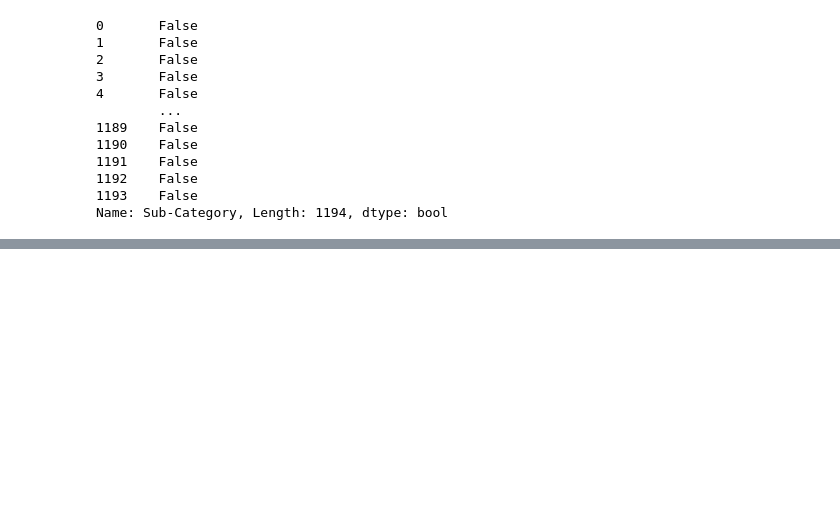
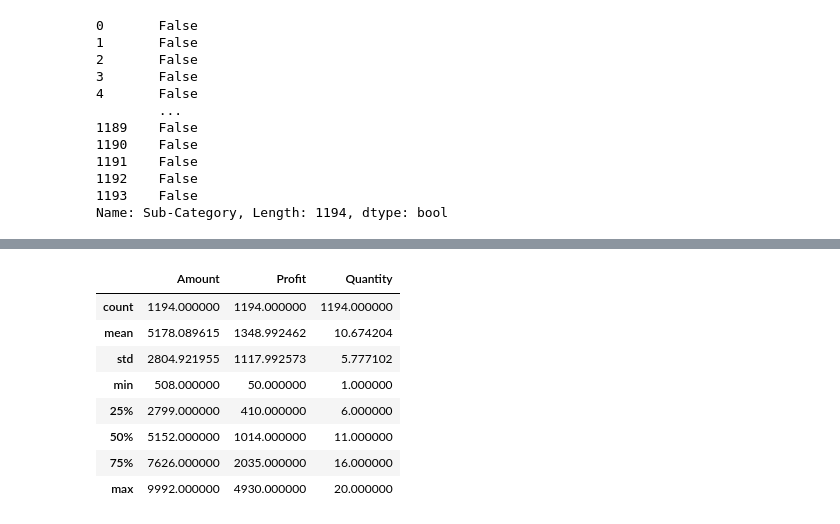
Before and after one commit to szymonszwedzinskiii/DataTemplates, a Jupyter notebook: Untitled0.ipynb, the cells around one changed output, grey strips where cells are left out. Drawn from its saved outputs; the diff is of its cells as text; code cells hidden in the pictures; blank space fills up the shorter version.

```diff
--- a/Untitled0.ipynb
+++ b/Untitled0.ipynb
@@ -613,3 +613,13 @@ print(bool_series)
 1192    False
 1193    False
 Name: Sub-Category, Length: 1194, dtype: bool
+# %%
+df = pd.DataFrame({
+    'A': [1, 2, np.nan],
+    'B': [4, np.nan, 6],
+    'C': [7, 8, 9]
+})
+print(df)
+print()
+test= df.dropna(axis=1)
+print(test)
@@ -615,0 +650,3 @@ Name: Sub-Category, Length: 1194, dtype: bool
+# %%
+df['Profit'] = df['Profit'].astype('float64')
+print(df)
@@ -615,0 +684,12 @@ Name: Sub-Category, Length: 1194, dtype: bool
+# %%
+df.describe()
+# %% [output]
+|  | Amount | Profit | Quantity |
+| count | 1194.000000 | 1194.000000 | 1194.000000 |
+| mean | 5178.089615 | 1348.992462 | 10.674204 |
+| std | 2804.921955 | 1117.992573 | 5.777102 |
+| min | 508.000000 | 50.000000 | 1.000000 |
+| 25% | 2799.000000 | 410.000000 | 6.000000 |
+| 50% | 5152.000000 | 1014.000000 | 11.000000 |
+| 75% | 7626.000000 | 2035.000000 | 16.000000 |
+| max | 9992.000000 | 4930.000000 | 20.000000 |
```
Also changed, not shown: parts of 14 cells of this notebook.
